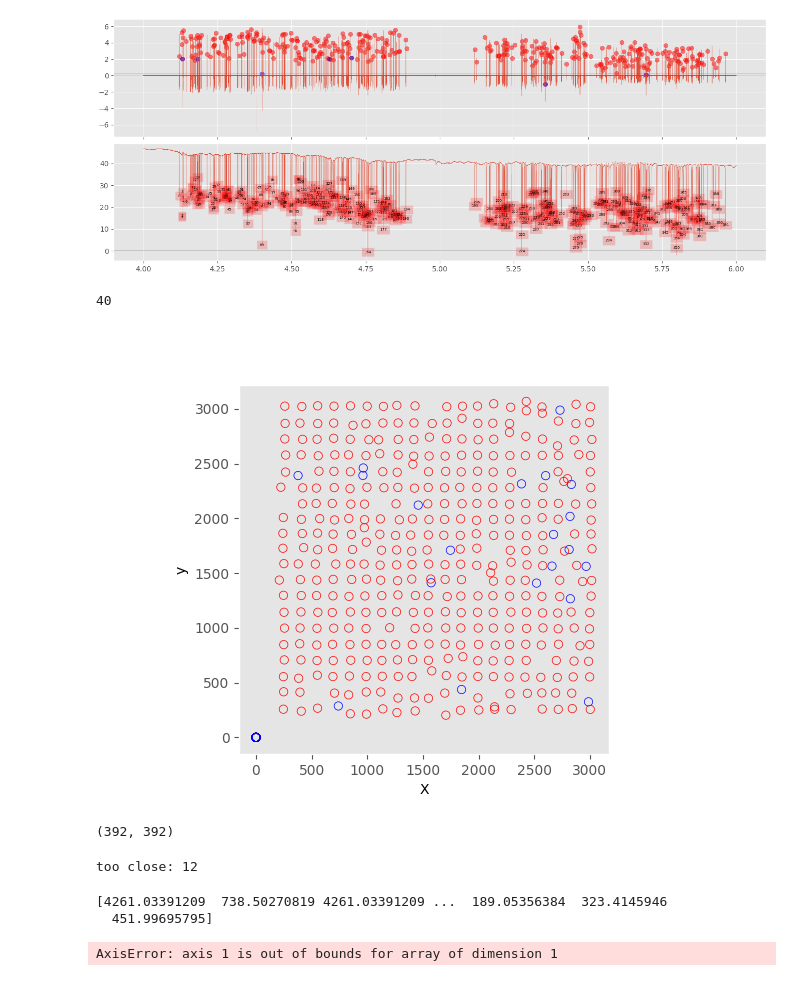
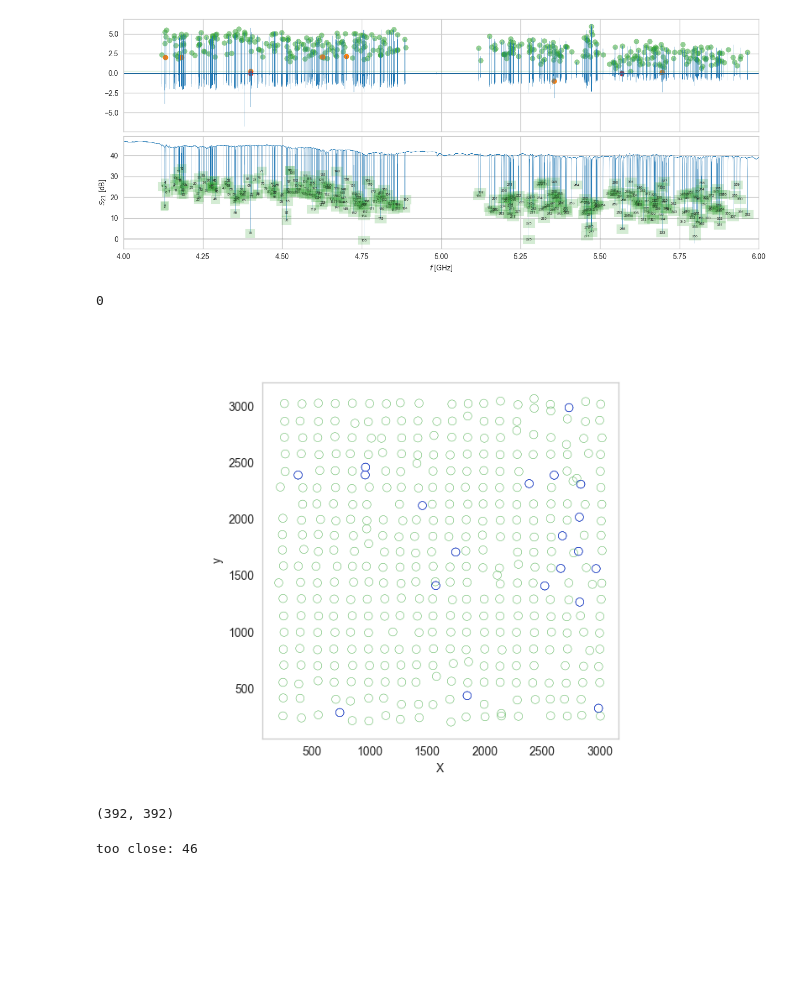
Before and after one commit to wilbertras/spatial-mapping, a Jupyter notebook: plotS21.ipynb, the cells around one changed output. Cells and saved outputs as stored; diff of their text form; code cells hidden in the pictures; blank space fills up the shorter version.

Commit message:
improve plotting

```diff
--- a/plotS21.ipynb
+++ b/plotS21.ipynb
@@ -2,7 +2,9 @@
 import numpy as np
 import matplotlib.pyplot as plt
 from scipy.signal import find_peaks, resample
-plt.style.use('ggplot')
+import matplotlib as mpl
+plt.style.use('seaborn-v0_8-whitegrid')
+mpl.rcParams['axes.prop_cycle'] = mpl.rcParamsDefault['axes.prop_cycle']
 %matplotlib widget
 
 def load_data(dir, w, c, datetime):
@@ -90,23 +92,28 @@ low_hs = hs_diff < mean_hs_diff - stds*std_mean_hs_diff
 sketchy_pks = pks[1:][low_hs + close_pks]
 
 remove = [69, 295]
+removed = pks[remove]
 pks = np.delete(pks, remove)
 hs = np.delete(pks, remove)
 
 fig, ax = plt.subplot_mosaic('a;b', sharex=True, figsize=(13, 5), constrained_layout=True)
 ax['a'].plot(freqs[1:-1], smoothed_sec_diff_y, lw=.2)
-ax['a'].scatter(freqs[1:-1][pks], smoothed_sec_diff_y[pks], color='r', alpha=0.5)
-ax['a'].scatter(freqs[1:-1][sketchy_pks], smoothed_sec_diff_y[sketchy_pks], color='b', alpha=0.5)
+ax['a'].scatter(freqs[1:-1][pks], smoothed_sec_diff_y[pks], color='tab:green', alpha=0.5)
+ax['a'].scatter(freqs[1:-1][sketchy_pks], smoothed_sec_diff_y[sketchy_pks], color='tab:orange')
+ax['a'].scatter(freqs[1:-1][removed], smoothed_sec_diff_y[remove], color='tab:red')
 ax['a'].axhline(0, 0, 1, color='k', lw=.2)
-ax['a'].axhline(sel, 0, 1, color='r', lw=.2)
+ax['a'].axhline(sel, 0, 1, color='tab:green', lw=.2)
 for i, label in enumerate(range(len(pks))):
-    ax['b'].text(freqs[pks[i]], y[pks[i]], str(label), ha='center', va='center', fontsize=5, bbox=dict(facecolor='red', alpha=0.2))
+    ax['b'].text(freqs[pks[i]], y[pks[i]], str(label+1), ha='center', va='center', fontsize=5, bbox=dict(facecolor='tab:green', alpha=0.2))
 ax['b'].plot(freqs, y, lw=.2)
-# ax['b'].scatter(freqs[pks], y[pks], color='r', alpha=0.5)
+# ax['b'].scatter(freqs[pks], y[pks], color='tab:green', alpha=0.5)
 ax['b'].axhline(0, 0, 1, color='k', lw=.2)
+ax['b'].set_xlabel('$f$ [GHz]')
+ax['b'].set_ylabel('$S_{21}$ [dB]')
+ax['b'].set_xlim((4, 6))
 plt.show()
 # %% [output]
-[figure, old version]
+[figure, new version]
 # %%
 nr_pks = len(pks)
 dark_heights = dark[pks]
@@ -151,37 +158,37 @@ for i in dips:
 
     peakx = scanx < 0
     peaky = scany < 0
 
     pkx = np.amin(scanx)
     pky = np.amin(scany)
 
     if (len(scanxpks)==1) and (len(scanypks)==1):
         idxy = np.mean(pos[peaky])
         idxx = np.mean(pos[peakx])
         coords[i, 1:] = idxx, idxy
     else:
         idxx = np.argmin(scanx)
         idxy = np.argmin(scany)
         double_pks[i] = True
-        # coords[i, 1:] = idxx, idxy
+        coords[i, 1:] = idxx, idxy
         ax.scatter(idxx, idxy, facecolor='None', edgecolor='b')
         # fig, axes = plt.subplot_mosaic('ab', figsize=(10, 3))
         # axes['a'].plot(pos, scanx, lw=.5)
         # axes['a'].plot(pos, peakx, lw=.5)
         # axes['a'].set_title('%s, X' % (i))
         # axes['a'].scatter(idxx, pkx)
         # axes['b'].plot(pos, scany, lw=.5)
         # axes['b'].plot(pos, peaky, lw=.5)
         # axes['b'].set_title('%s, Y' % (i))
         # axes['b'].scatter(idxy, pky)
-ax.scatter(coords[:, 1], coords[:, 2], facecolor='None', edgecolor='r')
+ax.scatter(coords[:, 1], coords[:, 2], facecolor='None', edgecolor='tab:green')
 ax.scatter(coords[double_pks, 1], coords[double_pks, 2], facecolor='None', edgecolor='b')
 ax.set_xlabel('X')
 ax.set_ylabel('y')
 len(np.argwhere(coords==0))
 # %% [output]
-40
+0
-[figure, old version]
+[figure, new version]
 # %%
 dists = np.zeros((nr_pks, nr_pks))
 for i in range(nr_pks):
@@ -191,25 +198,10 @@ dists.shape
 # %% [output]
 (392, 392)
 # %%
+min_sep = 100
 too_close = np.zeros(nr_pks, dtype=bool)
 too_close[np.hstack(np.where((dists < min_sep) & (dists != 0)))] = True
 print('too close:', np.sum(too_close))
 # %% [output]
-too close: 12
+too close: 46
-# %%
-too_far = np.zeros(nr_pks, dtype=bool)
-dists1 = dists[dists != 0]
-print(dists1)
-min_dists = np.argmin(dists1, axis=1)
-# for i in range(nr_pks):
-#     dist = dists[i, :]
-#     min_dist = np.amin(dist, initial=0, where=(dist > 0))
-#     if min_dist > (max_sep):
-#         too_far[i] = True
-min_dists
-# print('too far:', np.sum(too_far))
-# %% [output]
-[4261.03391209  738.50270819 4261.03391209 ...  189.05356384  323.4145946
-  451.99695795]
-AxisError: axis 1 is out of bounds for array of dimension 1
 # %%
```
Also changed, not shown: parts of 9 cells of this notebook, 1 other file.
